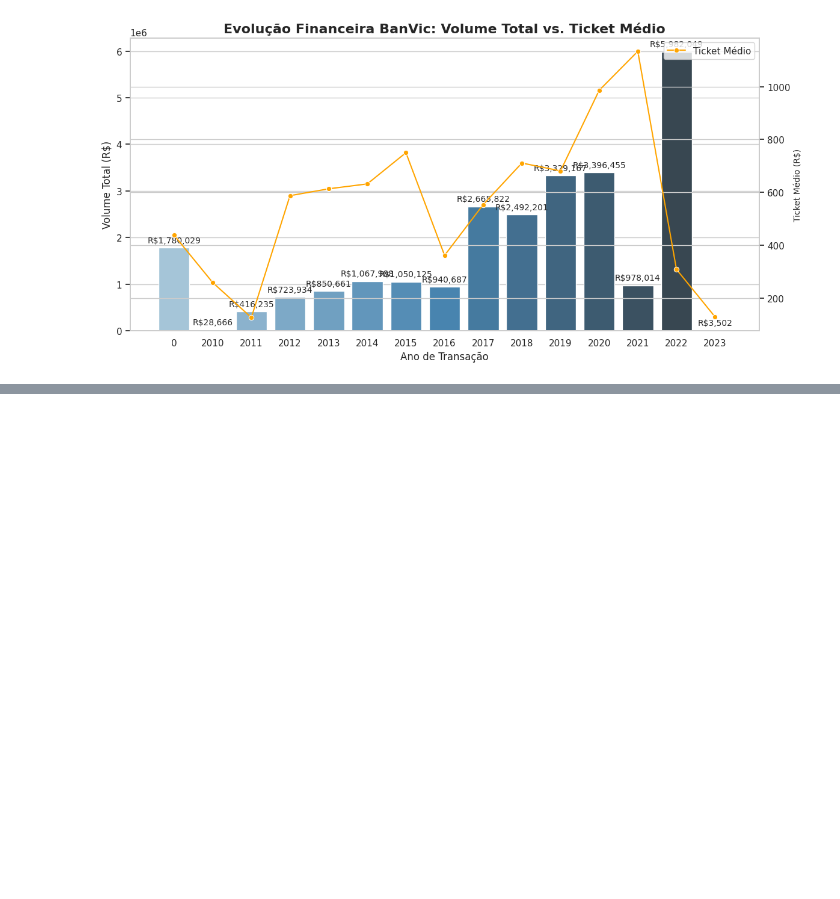
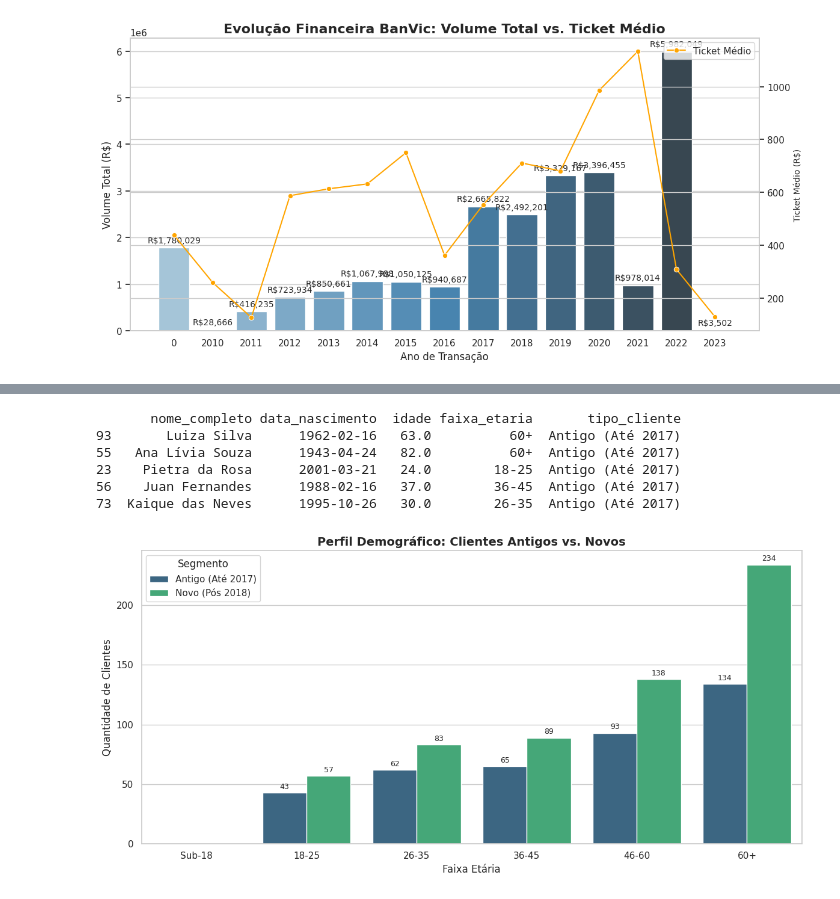
Before and after one commit to arikinhafln/data-analytics-activities, a Jupyter notebook: BanVic.ipynb, the cells around one changed output, grey strips where cells are left out. Drawn from its saved outputs; the diff is of its cells as text; code cells hidden in the pictures; blank space fills up the shorter version.

```diff
--- a/BanVic.ipynb
+++ b/BanVic.ipynb
@@ -398,0 +465,76 @@ Passing `palette` without assigning `hue` is deprecated and will be removed in v
+# %%
+import pandas as pd
+import matplotlib.pyplot as plt
+import seaborn as sns
+from datetime import datetime
+
+# --- Reconstrução de df_final para clareza e para evitar problemas de merge passados ---
+# Iniciar com contas e volume_por_conta
+# Isso é o que df_final se tornou após Yy859ZCq2jyT
+df_temp = pd.merge(contas, volume_por_conta, on='num_conta', how='left')
+df_temp['valor_transacao'] = df_temp['valor_transacao'].fillna(0) # Clientes sem transação = 0
+
+# Agora mesclar os detalhes do cliente (nomes e data_nascimento)
+# Mesclar clientes para obter 'primeiro_nome', 'ultimo_nome', 'data_nascimento'
+df_temp = pd.merge(df_temp, clientes[['cod_cliente', 'primeiro_nome', 'ultimo_nome', 'data_nascimento']],
+                   on='cod_cliente', how='left')
+
+# Criar 'nome_completo'
+df_temp['nome_completo'] = df_temp['primeiro_nome'].astype(str) + ' ' + df_temp['ultimo_nome'].astype(str)
+
+# Garantir que 'data_abertura' esteja correta (do dataframe contas, já em df_temp)
+df_temp['data_abertura'] = pd.to_datetime(df_temp['data_abertura'], errors='coerce').dt.date
+
+# Ordenar por 'data_abertura'
+df_temp = df_temp.sort_values(by='data_abertura', ascending=True)
+
+# Atribuir a df_final
+df_final = df_temp
+# --- Fim da Reconstrução ---
+
+# 1. Calcular a idade atual
+hoje = datetime.now()
+df_final['data_nascimento'] = pd.to_datetime(df_final['data_nascimento'], errors='coerce')
+df_final['idade'] = df_final['data_nascimento'].apply(lambda x: hoje.year - x.year - ((hoje.month, hoje.day) < (x.month, x.day)) if pd.notna(x) else None)
+
+# 2. Criar as faixas etárias
+bins = [0, 18, 25, 35, 45, 60, 100]
+labels = ['Sub-18', '18-25', '26-35', '36-45', '46-60', '60+']
+df_final['faixa_etaria'] = pd.cut(df_final['idade'], bins=bins, labels=labels, right=False)
+
+# 3. Classificar quem é Antigo (ex: conta antes de 2018) e Novo (após 2018)
+# df_final['data_abertura'] já é do tipo data a partir da reconstrução
+df_final['ano_abertura'] = pd.to_datetime(df_final['data_abertura']).dt.year
+df_final['tipo_cliente'] = df_final['ano_abertura'].apply(lambda x: 'Antigo (Até 2017)' if x <= 2017 else 'Novo (Pós 2018)')
+
+print(df_final[['nome_completo', 'data_nascimento', 'idade', 'faixa_etaria', 'tipo_cliente']].head())
+# %% [output]
+       nome_completo data_nascimento  idade faixa_etaria       tipo_cliente
+93       Luiza Silva      1962-02-16   63.0          60+  Antigo (Até 2017)
+55   Ana Lívia Souza      1943-04-24   82.0          60+  Antigo (Até 2017)
+23    Pietra da Rosa      2001-03-21   24.0        18-25  Antigo (Até 2017)
+56    Juan Fernandes      1988-02-16   37.0        36-45  Antigo (Até 2017)
+73  Kaique das Neves      1995-10-26   30.0        26-35  Antigo (Até 2017)
+# %%
+plt.figure(figsize=(12, 6))
+sns.set_theme(style="whitegrid")
+
+# Gráfico de contagem por faixa etária separado por tipo de cliente
+ax = sns.countplot(data=df_final, x='faixa_etaria', hue='tipo_cliente', palette='viridis')
+
+# Personalização
+plt.title('Perfil Demográfico: Clientes Antigos vs. Novos', fontsize=14, fontweight='bold')
+plt.xlabel('Faixa Etária', fontsize=12)
+plt.ylabel('Quantidade de Clientes', fontsize=12)
+plt.legend(title='Segmento')
+
+# Adicionar números sobre as barras
+for p in ax.patches:
+    if p.get_height() > 0:
+        ax.annotate(f'{int(p.get_height())}', (p.get_x() + p.get_width() / 2., p.get_height()),
+                    ha='center', va='center', xytext=(0, 7), textcoords='offset points', fontsize=9)
+
+plt.tight_layout()
+plt.show()
+# %% [output]
+[figure, added]
```
Also changed, not shown: parts of 3 cells of this notebook.
